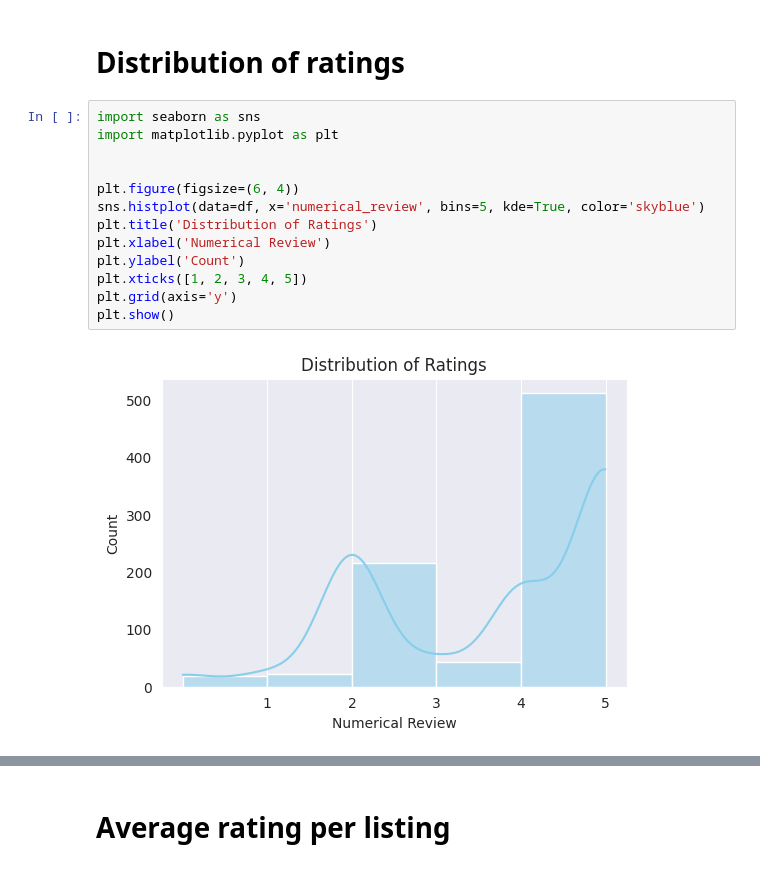
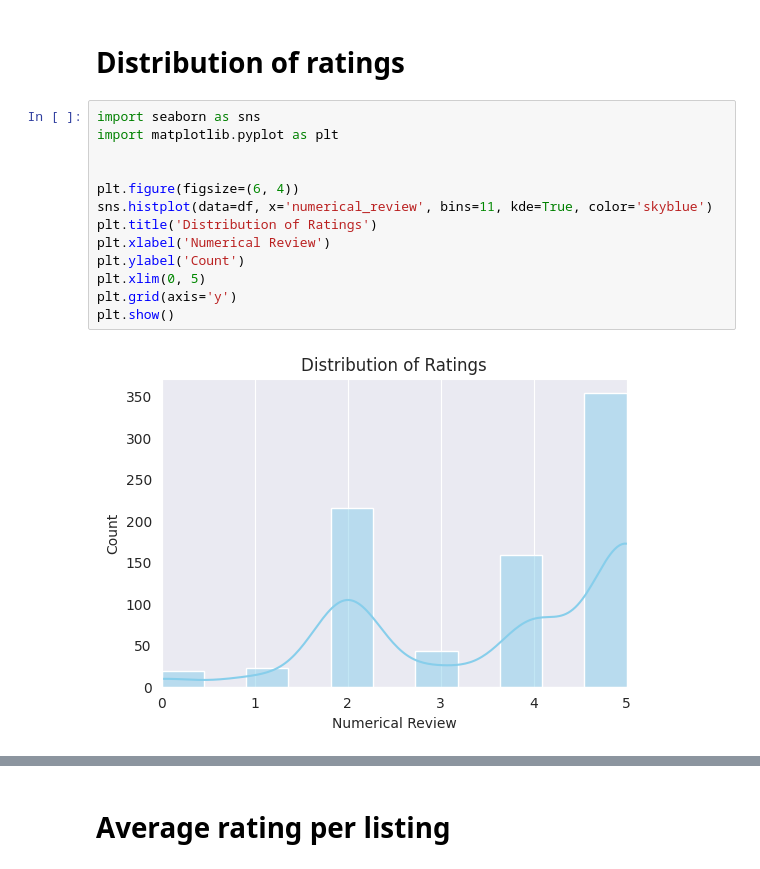
Before and after one commit to dominika232323/Harsh-Review-Detector, a Jupyter notebook: notebooks/2.0-db-review-data-analysis.ipynb, the cells around one changed output, grey strips where cells are left out. Saved outputs shown, nothing was run; the diff lists cells and outputs as text.

```diff
--- a/notebooks/2.0-db-review-data-analysis.ipynb
+++ b/notebooks/2.0-db-review-data-analysis.ipynb
@@ -85,15 +85,15 @@ dtype: int64
 # %%
 import seaborn as sns
 import matplotlib.pyplot as plt
 
 
 plt.figure(figsize=(6, 4))
-sns.histplot(data=df, x='numerical_review', bins=5, kde=True, color='skyblue')
+sns.histplot(data=df, x='numerical_review', bins=11, kde=True, color='skyblue')
 plt.title('Distribution of Ratings')
 plt.xlabel('Numerical Review')
 plt.ylabel('Count')
-plt.xticks([1, 2, 3, 4, 5])
+plt.xlim(0, 5)
 plt.grid(axis='y')
 plt.show()
 # %% [output]
-[figure, old version]
+[figure, new version]
```
Also changed, not shown: parts of 15 cells of this notebook.
